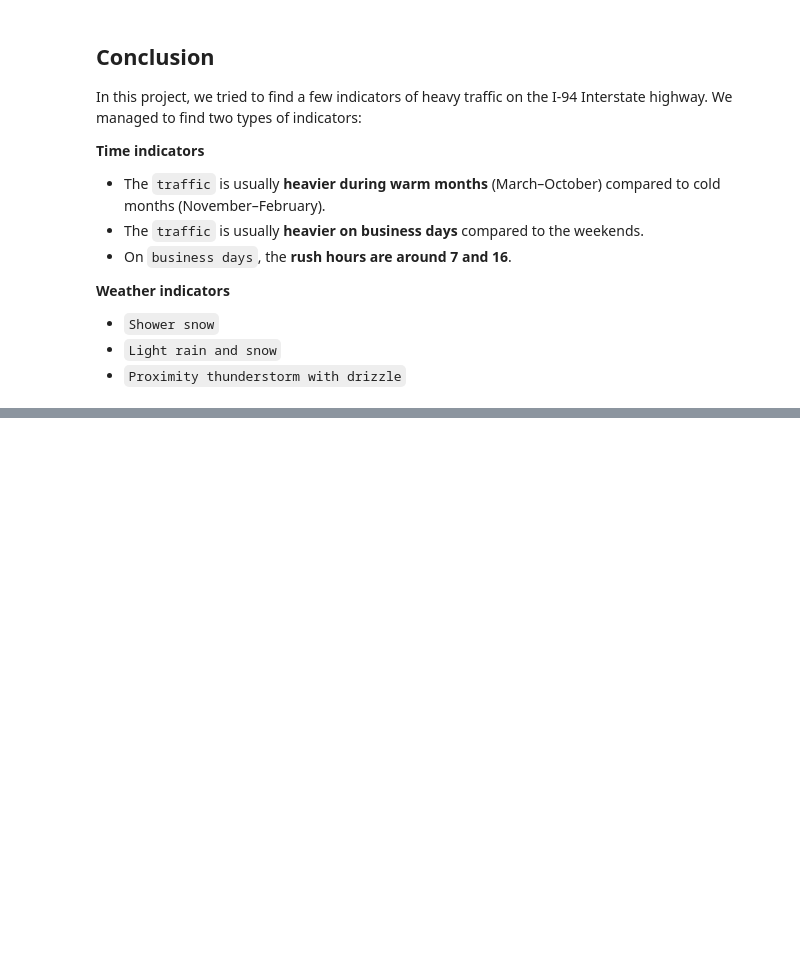
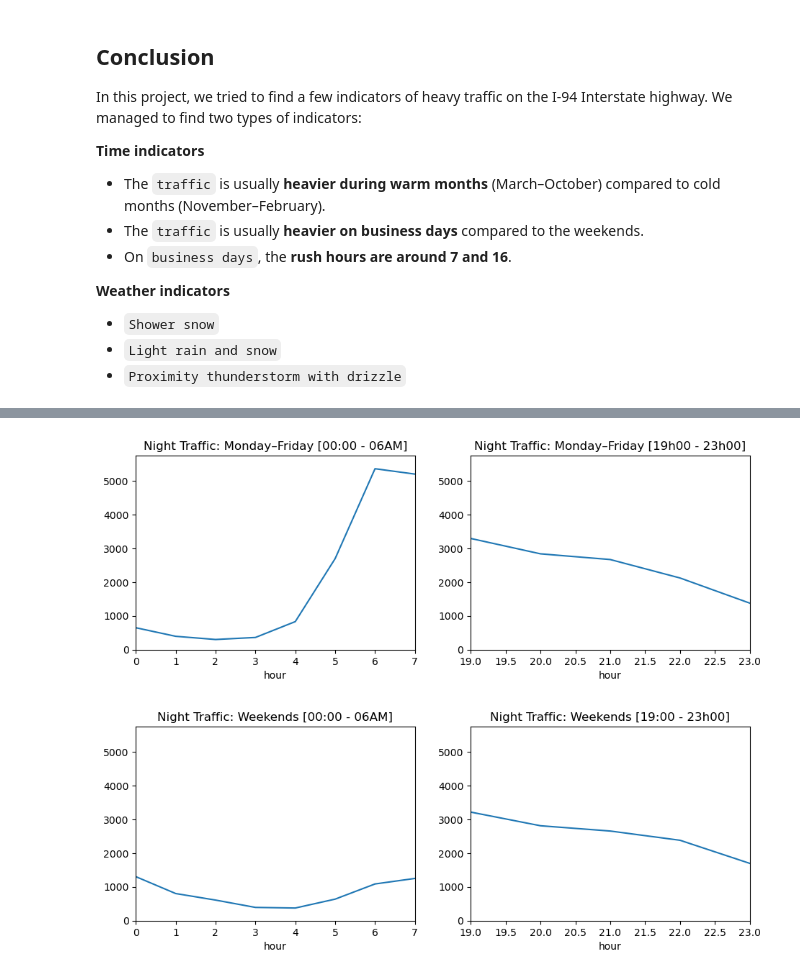
Before and after one commit to MiguelBelo95/Data-Quest, a Jupyter notebook: projects/traffic_I-94-p3/traffic_data_i94.ipynb, the cells around one changed output, grey strips where cells are left out. Drawn from its saved outputs; the diff is of its cells as text; code cells hidden in the pictures; blank space fills up the shorter version.

```diff
--- a/projects/traffic_I-94-p3/traffic_data_i94.ipynb
+++ b/projects/traffic_I-94-p3/traffic_data_i94.ipynb
@@ -504,0 +569,40 @@ In this project, we tried to find a few indicators of heavy traffic on the I-94
+# %%
+weekdays_night = night.copy()[night['dayofweek'] <= 4] # 4 == Friday
+weekends_night = night.copy()[night['dayofweek'] >= 5]
+
+weekdays_hours_night = weekdays_night.groupby('hour').mean()
+weekends_hours_night = weekends_night.groupby('hour').mean()
+
+
+plt.figure(figsize=(11, 3.5))
+late = [19, 23]
+early = [0, 7]
+plt.subplot(1,2,1)
+weekdays_hours_night['traffic_volume'].plot.line()
+plt.xlim(early[0],early[-1])
+plt.ylim(0,5750)
+plt.title('Night Traffic: Monday–Friday [00:00 - 06AM]')
+
+plt.subplot(1,2,2)
+weekdays_hours_night['traffic_volume'].plot.line()
+plt.xlim(late[0],late[-1])
+plt.ylim(0,5750)
+plt.title('Night Traffic: Monday–Friday [19h00 - 23h00]')
+
+plt.figure(figsize=(11, 3.5))
+plt.subplot(1,2,1)
+weekends_hours_night['traffic_volume'].plot.line()
+plt.xlim(early[0],early[-1])
+plt.ylim(0,5750)
+plt.title('Night Traffic: Weekends [00:00 - 06AM]')
+
+
+plt.subplot(1,2,2)
+weekends_hours_night['traffic_volume'].plot.line()
+plt.xlim(late[0],late[-1])
+plt.ylim(0,5750)
+plt.title('Night Traffic: Weekends [19:00 - 23h00]')
+plt.show()
+# %% [output]
+[figure, added]
+[figure, added]
```
Also changed, not shown: parts of 17 cells of this notebook.
